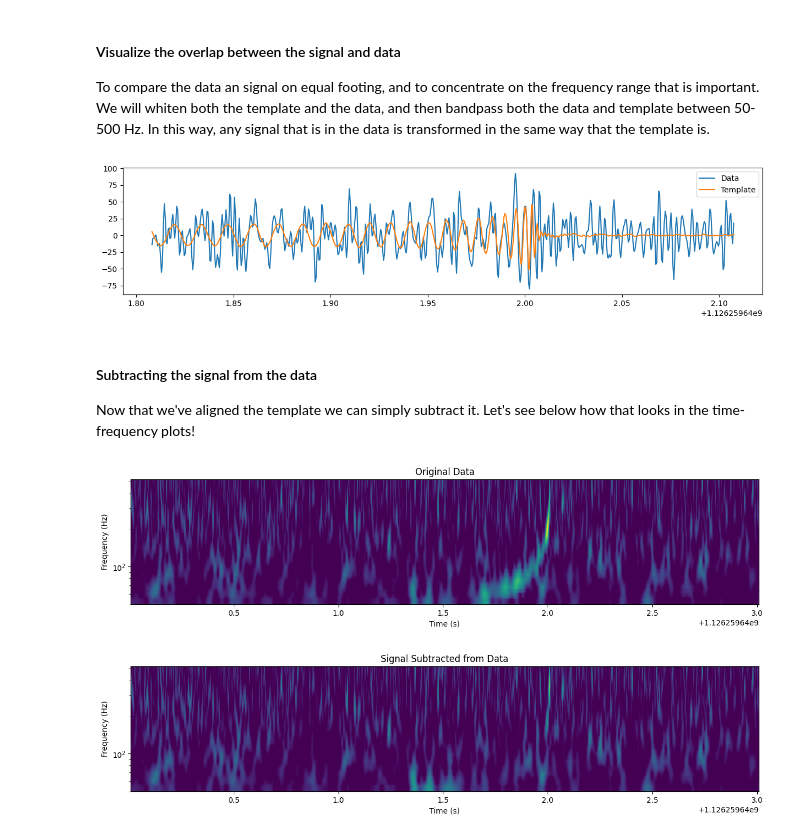
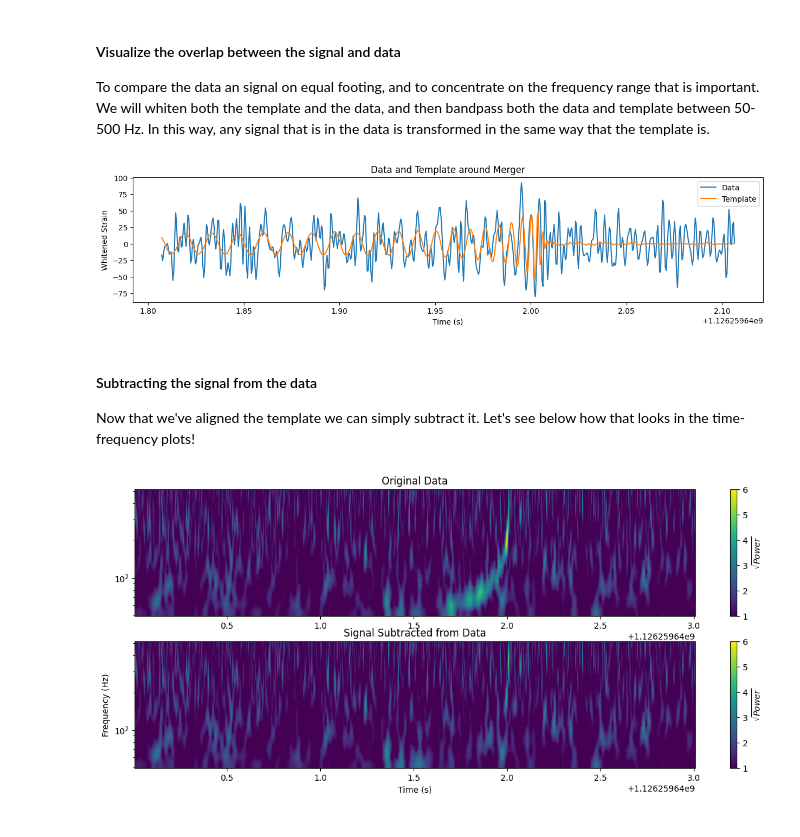
Before and after one commit to DhanoHacks/PH821-Project-Detecting-GWs, a Jupyter notebook: match_filtering.ipynb, the cells around one changed output. Cells and saved outputs as stored; diff of their text form; code cells hidden in the pictures.

```diff
--- a/match_filtering.ipynb
+++ b/match_filtering.ipynb
@@ -211,7 +218,7 @@ The highest SNR is 11.53 at time 1126259642.01s with m1=10.10 and m2=9.40
 # %% [markdown]
 # Create template for optimal matched filter
 # %%
-hp, hc = get_td_waveform(approximant="IMRPhenomD",
+hp, hc = get_td_waveform(approximant="SEOBNRv4",
                     mass1=m1,
                     mass2=m2,
                     delta_t=conditioned.delta_t,
@@ -257,22 +266,26 @@ To compare the data an signal on equal footing, and to concentrate on the freque
 # %%
 # We do it this way so that we can whiten both the template and the data
 white_data = (conditioned.to_frequencyseries() / psd**0.5).to_timeseries()
 white_template = (aligned.to_frequencyseries() / psd**0.5).to_timeseries()
 
 white_data = white_data.highpass_fir(50., 512).lowpass_fir(500, 512)
 white_template = white_template.highpass_fir(50, 512).lowpass_fir(500, 512)
 
 # Select the time around the merger
 white_data = white_data.time_slice(time-.2, time+.1)
 white_template = white_template.time_slice(time-.2, time+.1)
 
 pylab.figure(figsize=[15, 3])
 pylab.plot(white_data.sample_times, white_data, label="Data")
 pylab.plot(white_template.sample_times, white_template, label="Template")
 pylab.legend()
+pylab.ylabel('Whitened Strain')
+pylab.xlabel('Time (s)')
+pylab.title('Data and Template around Merger')
+pylab.savefig('plots/overlay_data_template.png',dpi=300, bbox_inches='tight')
 pylab.show()
 # %% [output]
-[figure, old version]
+[figure, new version]
 # %% [markdown]
 #### Subtracting the signal from the data
 
@@ -281,22 +294,31 @@ Now that we've aligned the template we can simply subtract it. Let's see below h
 subtracted = conditioned - aligned
 
 # Plot the original data and the subtracted signal data
+pylab.figure(figsize=[15, 6])
 
-for data, title in [(conditioned, 'Original Data'),
-                    (subtracted, 'Signal Subtracted from Data')]:
-
+for i in [1,0]:
+    data, title = [(conditioned, 'Original Data'),
+                    (subtracted, 'Signal Subtracted from Data')][i]
     t, f, p = data.whiten(4, 4).qtransform(.001,
                                                   logfsteps=100,
                                                   qrange=(8, 8),
                                                   frange=(50, 512))
-    pylab.figure(figsize=[15, 3])
-    pylab.title(title)
-    pylab.pcolormesh(t, f, p**0.5, vmin=1, vmax=6)
-    pylab.yscale('log')
-    pylab.xlabel('Time (s)')
-    pylab.ylabel('Frequency (Hz)')
-    pylab.xlim(time - 2, time + 1)
-    pylab.show()
+    if i==1:
+        ax = pylab.subplot(2, 1, i+1)
+    else:
+        ax = pylab.subplot(2, 1, i+1, sharex=ax_bottom)
+    if i==1:
+        ax_bottom = ax
+    ax.set_title(title)
+    mesh = ax.pcolormesh(t, f, p**0.5, vmin=1, vmax=6)
+    pylab.colorbar(mesh,label='$\\sqrt{Power}$')
+    # add a color bar
+    ax.set_yscale('log')
+    if i==1:
+        ax.set_xlabel('Time (s)')
+        ax.set_ylabel('Frequency (Hz)')
+        ax.set_xlim(time - 2, time + 1)
+pylab.savefig('plots/subtracted.png',dpi=300, bbox_inches='tight')
+pylab.show()
 # %% [output]
-[figure, old version]
+[figure, new version]
-[figure, removed]
```
Also changed, not shown: parts of 12 cells of this notebook, 16 other files.
